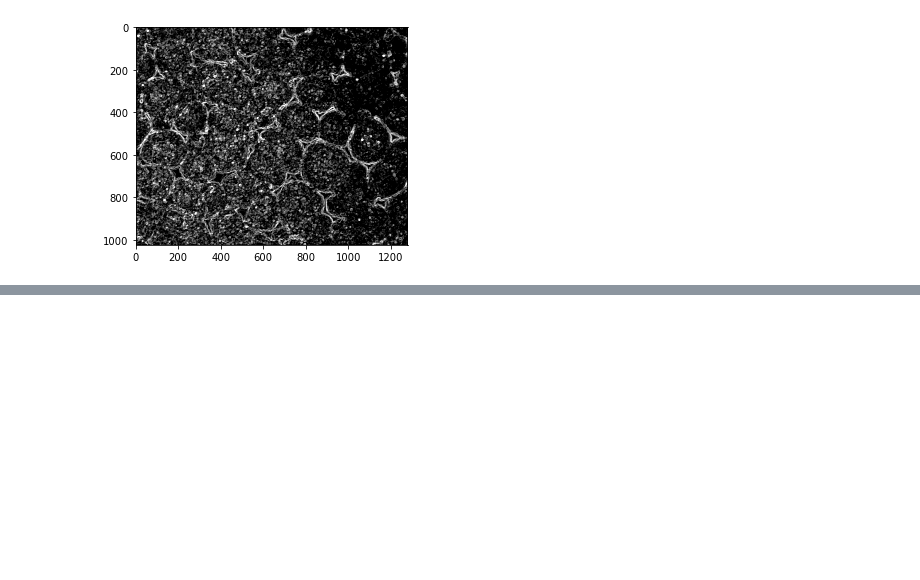
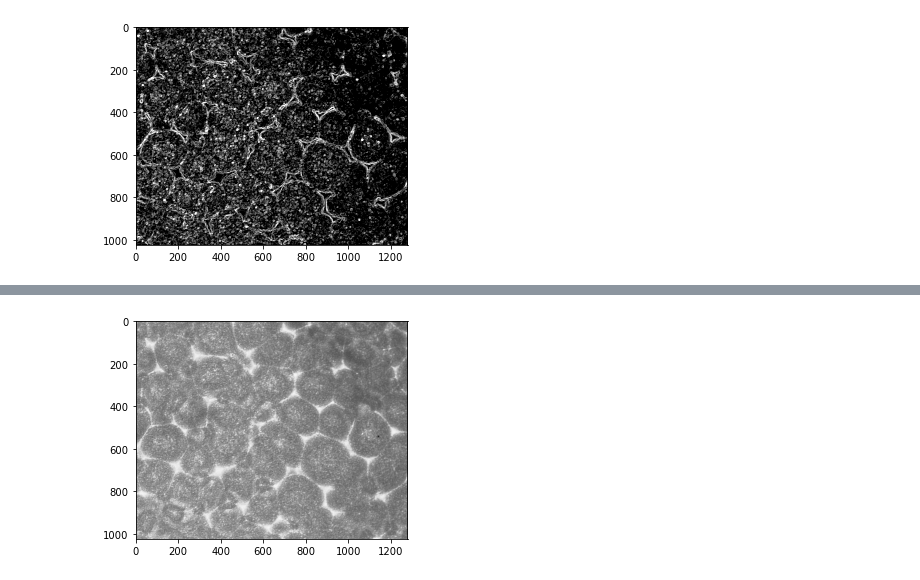
Before and after one commit to johnmays/convection-cell-research, a Jupyter notebook: image_processing/early_analysis.ipynb, the cells around one changed output, grey strips where cells are left out. Cells and saved outputs as stored; diff of their text form; code cells hidden in the pictures; blank space fills up the shorter version.

```diff
--- a/image_processing/early_analysis.ipynb
+++ b/image_processing/early_analysis.ipynb
@@ -58,0 +83,11 @@ plt.imshow(neighbor_difference_image, cmap='Greys_r', clim=(0.1,0.5));
+# %%
+ridge_kernel_5 = np.array(
+    [[-1, -1,  -1, -1, -1],
+    [-1, 2, 2, 2, -1],
+    [-1, 2, 4, 2, -1],
+    [-1, 2, 2, 2, -1],
+    [-1, -1, -1, -1, -1]])
+ridge_image_5 = cv2.filter2D(src=image, ddepth=-1, kernel=ridge_kernel_5)
+plt.imshow(ridge_image_5, cmap='Greys_r');
+# %% [output]
+[figure, added]
```
Also changed, not shown: parts of 9 cells of this notebook, 1 other file.
